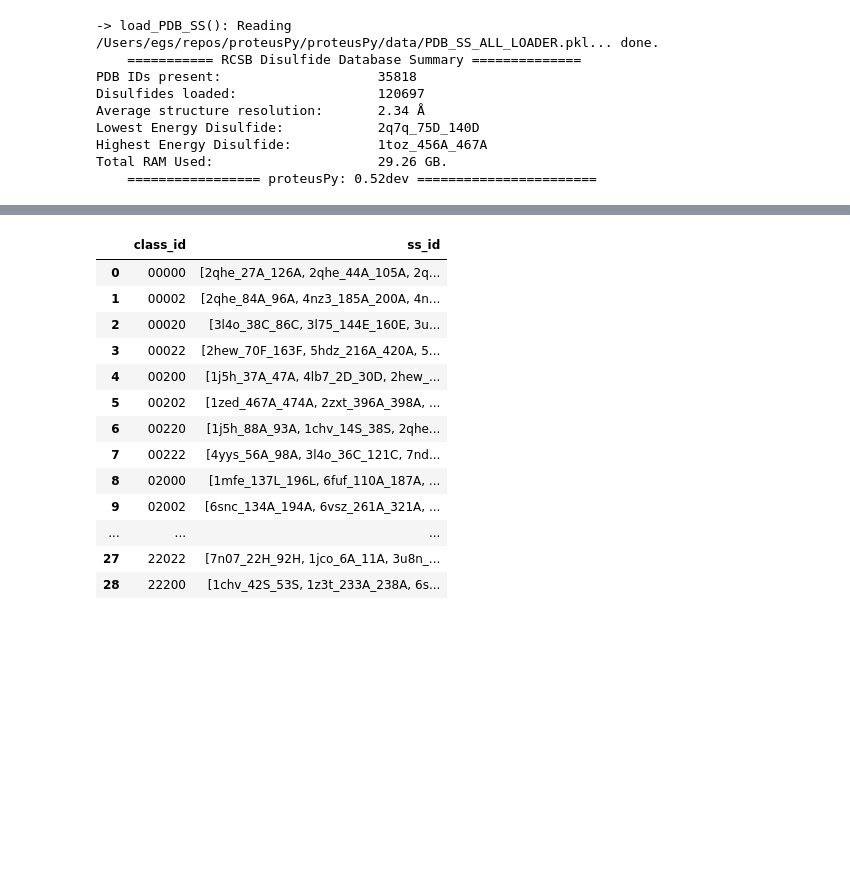
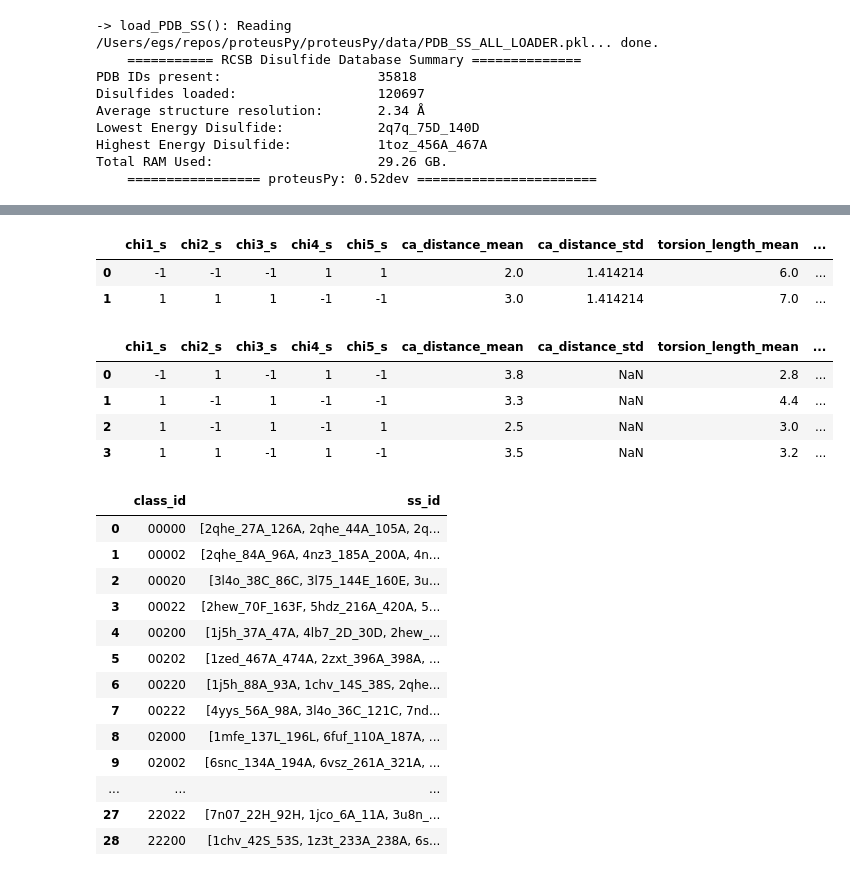
Before and after one commit to suchanek/proteusPy, a Jupyter notebook: notebooks/DisulfidePlayground.ipynb, the cells around one changed output, grey strips where cells are left out. Cells and saved outputs as stored; diff of their text form; code cells hidden in the pictures; blank space fills up the shorter version.

```diff
--- a/notebooks/DisulfidePlayground.ipynb
+++ b/notebooks/DisulfidePlayground.ipynb
@@ -110,9 +150,39 @@ tors_df2.head()
+# %%
+from proteusPy.utility import Ogroup_by_sign
+df = pd.DataFrame({'chi1': [-1.0, 1.0, -1.0, 1.0], 'chi2': [-1.0, 1.0, -1.0, 1.0], \
+        'chi3': [-1.0, 1.0, -1.0, 1.0], 'chi4': [1.0, -1.0, 1.0, -1.0], 'chi5': [1.0, -1.0, 1.0, -1.0], \
+        'ca_distance': [1.0, 2.0, 3.0, 4.0], 'torsion_length': [5.0, 6.0, 7.0, 8.0], 'energy': [9.0, 10.0, 11.0, 12.0]})
+
+df2 = Ogroup_by_sign(df)
+df2.head()
+# %% [output]
+|  | chi1_s | chi2_s | chi3_s | chi4_s | chi5_s | ca_distance_mean | ca_distance_std | torsion_length_mean | ... |
+| 0 | -1 | -1 | -1 | 1 | 1 | 2.0 | 1.414214 | 6.0 | ... |
+| 1 | 1 | 1 | 1 | -1 | -1 | 3.0 | 1.414214 | 7.0 | ... |
 # %%
 tors_df3 = group_by_sign(tors_df)
 tors_df3
 # %%
 tors_df3.to_csv(f'{DATA_DIR}PDB_tors_vectors_families.csv')
 tors_df3.describe()
+# %%
+>>> df = pd.DataFrame({'pdbid': ['1ABC', '1DEF', '1GHI', '1HIK'],
+...                    'chi1': [120.0, -45.0, 70.0, 90],
+...                    'chi2': [90.0, 180.0, -120.0, -90],
+...                    'chi3': [-45.0, -80.0, 20.0, 0],
+...                    'chi4': [0.0, 100.0, -150.0, -120.0],
+...                    'chi5': [-120.0, -10.0, 160.0, -120.0],
+...                    'ca_distance': [3.5, 3.8, 2.5, 3.3],
+...                    'torsion_length': [3.2, 2.8, 3.0, 4.4],
+...                    'energy': [-12.0, -10.0, -15.0, -20.0]})
+>>> grouped = group_by_sign(df)
+>>> grouped
+# %% [output]
+|  | chi1_s | chi2_s | chi3_s | chi4_s | chi5_s | ca_distance_mean | ca_distance_std | torsion_length_mean | ... |
+| 0 | -1 | 1 | -1 | 1 | -1 | 3.8 | NaN | 2.8 | ... |
+| 1 | 1 | -1 | 1 | -1 | -1 | 3.3 | NaN | 4.4 | ... |
+| 2 | 1 | -1 | 1 | -1 | 1 | 2.5 | NaN | 3.0 | ... |
+| 3 | 1 | 1 | -1 | 1 | -1 | 3.5 | NaN | 3.2 | ... |
 # %%
 grouped = create_classes(tors_df)
 # %%
```
Also changed, not shown: parts of 5 cells of this notebook, 3 other files.
